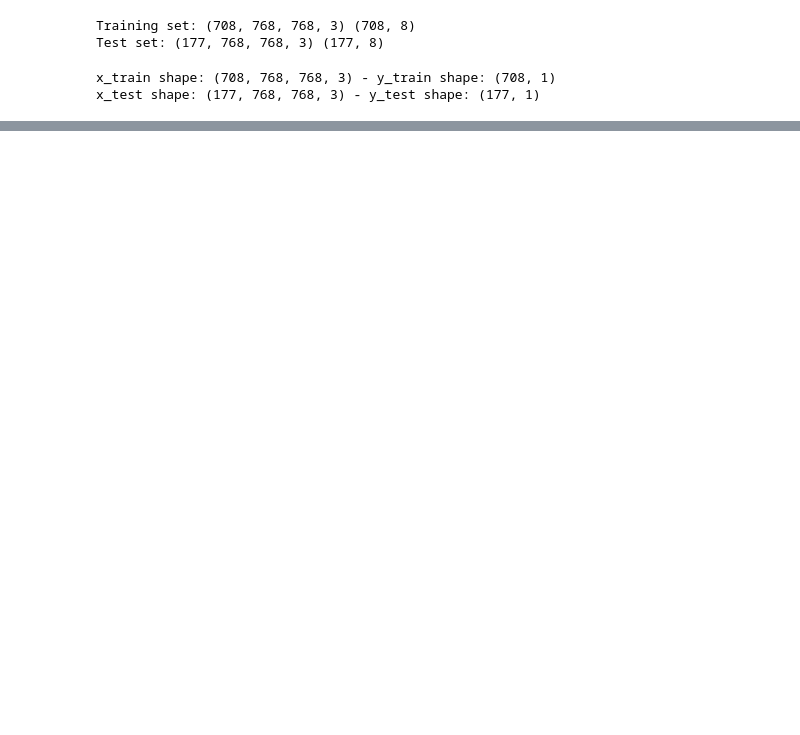
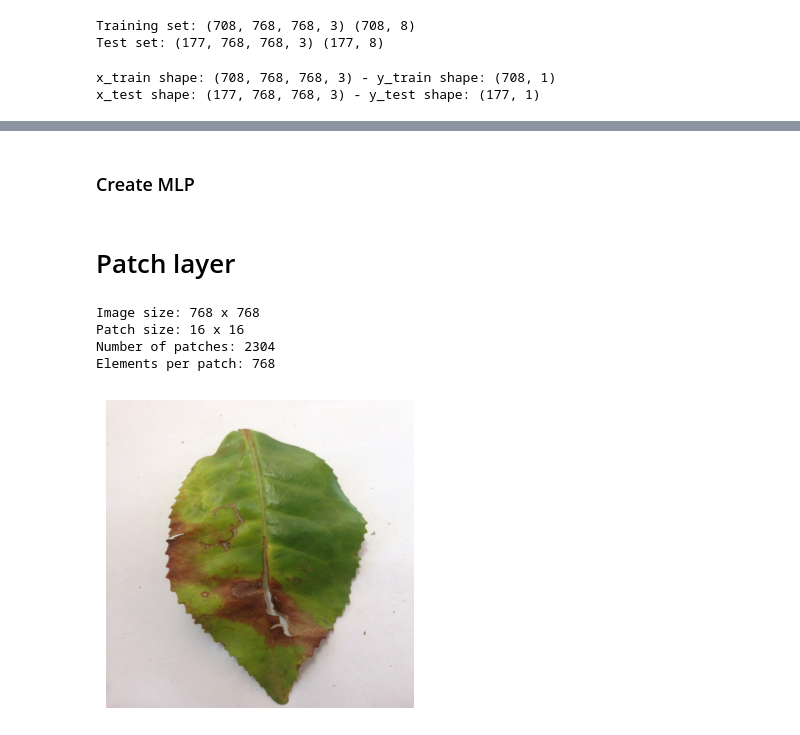
Before and after one commit to Sulojan2027/Tea-leaves-defect-detection-ResNet-EfficientNet-and-ViT-, a Jupyter notebook: vision-transformer.ipynb, the cells around one changed output, grey strips where cells are left out. Saved outputs shown, nothing was run; the diff lists cells and outputs as text; code cells hidden in the pictures; blank space fills up the shorter version.

Commit message:
feat: added patch creation and patch encoder

```diff
--- a/vision-transformer.ipynb
+++ b/vision-transformer.ipynb
@@ -142,6 +151,10 @@ data_augmentation.layers[0].adapt(x_train)
+# %% [markdown]
+### Create MLP
 # %%
 def mlp(x, hidden_units, dropout_rate):
     for units in hidden_units:
         x = layers.Dense(units, activation=keras.activation.gelu)(x)
         x = layers.Dropout(dropout_rate)(x)
     return x
+# %% [markdown]
+# Patch layer
@@ -147,0 +193,22 @@ def mlp(x, hidden_units, dropout_rate):
+# %%
+test_image   = x_train[np.random.choice(range(x_train.shape[0]))]
+
+plt.figure(figsize=(4,4))
+plt.imshow(test_image.astype("uint8"))
+plt.axis("off")
+
+resized_test_image = tf.image.resize(
+    tf.convert_to_tensor([test_image]), size=(image_size, image_size)
+)
+
+patches = patchImage(patch_size)(resized_test_image)
+print(f"Image size: {image_size} x {image_size}")
+print(f"Patch size: {patch_size} x {patch_size}")
+print(f"Number of patches: {patches.shape[1]}")
+print(f"Elements per patch: {patches.shape[-1]}")
+# %% [output]
+Image size: 768 x 768
+Patch size: 16 x 16
+Number of patches: 2304
+Elements per patch: 768
+[figure, added]
```
Also changed, not shown: parts of 8 cells of this notebook.
